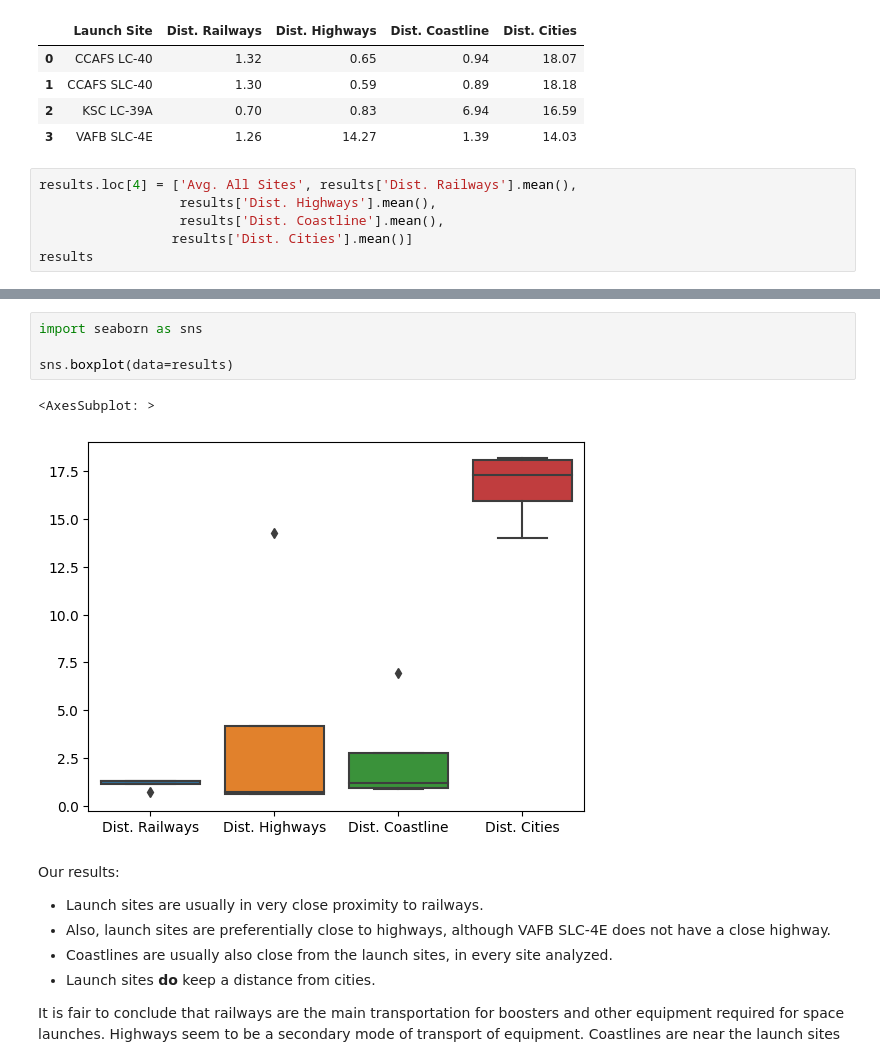
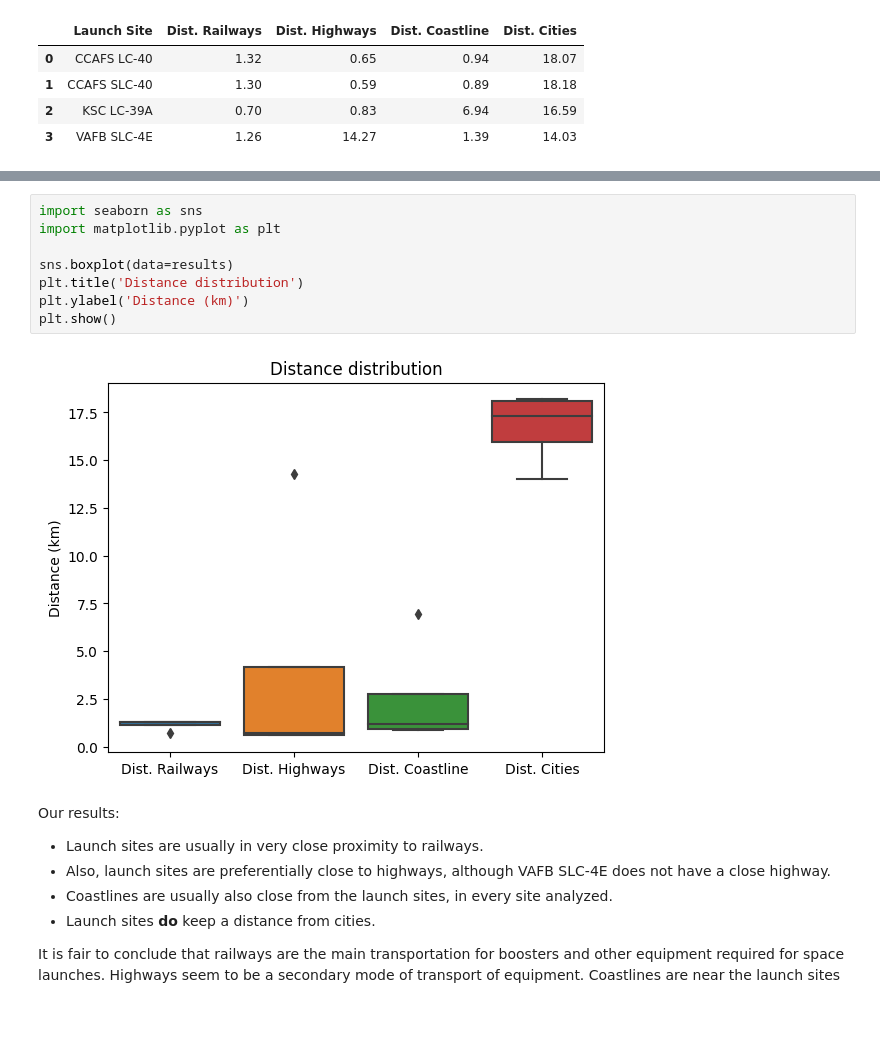
Before and after one commit to MPedraBento/IBM-Capstone, a Jupyter notebook: lab_jupyter_launch_site_location.ipynb, the cells around one changed output, grey strips where cells are left out. Cells and saved outputs as stored; diff of their text form; blank space fills up the shorter version.

```diff
--- a/lab_jupyter_launch_site_location.ipynb
+++ b/lab_jupyter_launch_site_location.ipynb
@@ -634,9 +634,3 @@ results
 | 1 | CCAFS SLC-40 | 1.30 | 0.59 | 0.89 | 18.18 |
 | 2 | KSC LC-39A | 0.70 | 0.83 | 6.94 | 16.59 |
 | 3 | VAFB SLC-4E | 1.26 | 14.27 | 1.39 | 14.03 |
-# %%
-results.loc[4] = ['Avg. All Sites', results['Dist. Railways'].mean(),
-                  results['Dist. Highways'].mean(),
-                  results['Dist. Coastline'].mean(),
-                 results['Dist. Cities'].mean()]
-results
@@ -650,10 +637,13 @@ results
 # %%
 import seaborn as sns
+import matplotlib.pyplot as plt
 
 sns.boxplot(data=results)
+plt.title('Distance distribution')
+plt.ylabel('Distance (km)')
+plt.show()
 # %% [output]
-<AxesSubplot: >
-[figure, old version]
+[figure, new version]
 # %% [markdown]
 Our results:
 * Launch sites are usually in very close proximity to railways.
```
Also changed, not shown: parts of 2 cells of this notebook.
